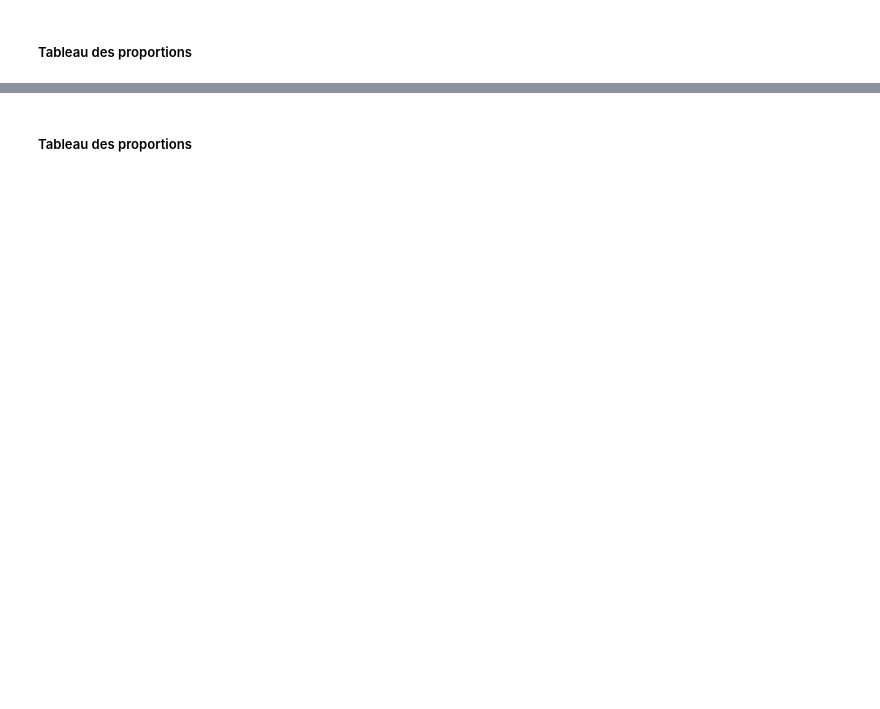
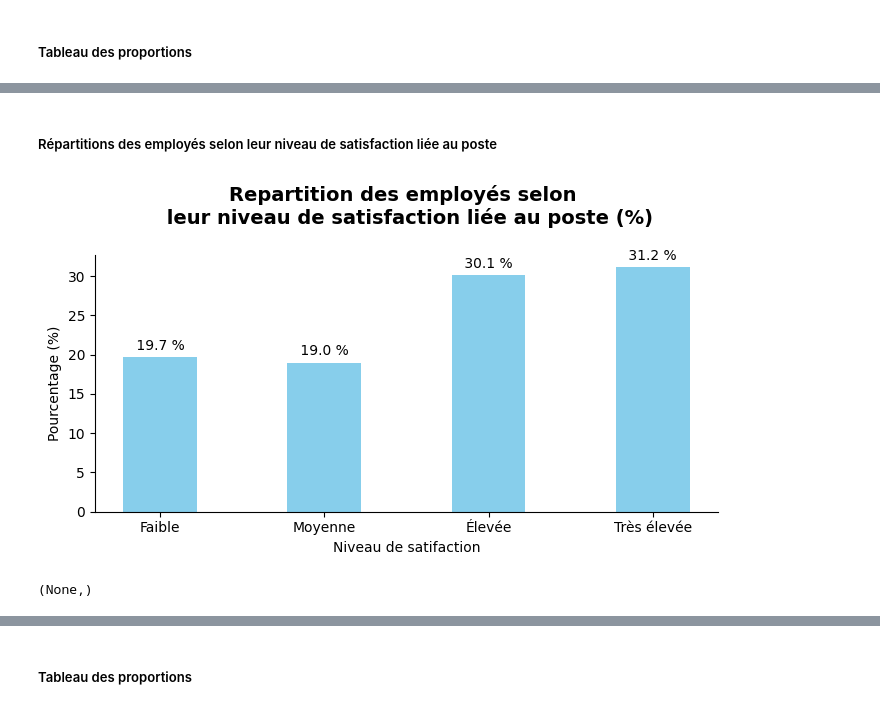
Before and after one commit to Kemuri15/employee-attrition-analysis, a Jupyter notebook: notebooks/05_axe_3_satisfaction_implication.ipynb, the cells around one changed output, grey strips where cells are left out. Drawn from its saved outputs; the diff is of its cells as text; code cells hidden in the pictures; blank space fills up the shorter version.

```diff
--- a/notebooks/05_axe_3_satisfaction_implication.ipynb
+++ b/notebooks/05_axe_3_satisfaction_implication.ipynb
@@ -144,2 +237,11 @@ Les variables de ce sous-thème sont décrites à travers leurs répartitions af
 # %% [markdown]
 ##### Tableau des proportions
+# %%
+
+
+jobSatisfaction_count = value_counts_percent(df_satisfaction_implication["JobSatisfaction_label"])
+display(jobSatisfaction_count)
+
+
+display(f'La moyenne du niveau de satifaction lié au travail exercé des employés est de {df_satisfaction_implication["JobSatisfaction"].mean().round(2)} soit une satifaction qui tend vers élevé')
+display(f'La mediane du niveau de satifaction lié au travail exercé des employés est de {df_satisfaction_implication["JobSatisfaction"].median().round(2)} soit une satifaction élevé')
@@ -146 +256,51 @@ Les variables de ce sous-thème sont décrites à travers leurs répartitions af
+# %% [markdown]
+##### Répartitions des employés selon leur niveau de satisfaction liée au poste
+# %%
+
+# Catégorie ordonnées
+## nettoyé
+jobSatisfaction_count["JobSatisfaction_label"] = (jobSatisfaction_count["JobSatisfaction_label"].astype(str).str.strip().replace({"Trés élevée": "Très élevée"}))
+
+## ordre
+ordre_satisfaction = ["Faible", "Moyenne", "Élevée", "Très élevée"]
+
+## Convertir
+jobSatisfaction_count["JobSatisfaction_label"] = pd.Categorical(
+    jobSatisfaction_count["JobSatisfaction_label"],
+    categories=ordre_satisfaction,
+    ordered=True
+)
+
+# Trier
+jobSatisfaction_count = jobSatisfaction_count.sort_values("JobSatisfaction_label", ascending=True)
+
+fig, ax = plt.subplots(figsize=(7,4))
+
+ax.spines["top"].set_visible(False)
+ax.spines["right"].set_visible(False)
+
+# données
+x = np.arange(len(jobSatisfaction_count.index))
+y = jobSatisfaction_count["Pourcentage"]
+
+# Barplot
+bars = ax.bar(x, y, width=0.45, color="skyblue")
+
+# Pourcentage affiché
+ax.bar_label(bars, labels=[f'{v : .1F} % ' for v in y], padding=3)
+
+# Axes et labels
+
+ax.set_xticks(x)
+ax.set_xticklabels(jobSatisfaction_count["JobSatisfaction_label"])
+
+ax.set_xlabel("Niveau de satifaction")
+ax.set_ylabel("Pourcentage (%)")
+ax.set_title("Repartition des employés selon \n leur niveau de satisfaction liée au poste (%)\n ", fontsize=14, fontweight="bold")
+
+fig.tight_layout()
+plt.show(),
+# %% [output]
+[figure, added]
+(None,)
 # %% [markdown]
```
Also changed, not shown: parts of 37 cells of this notebook, 1 other file.
